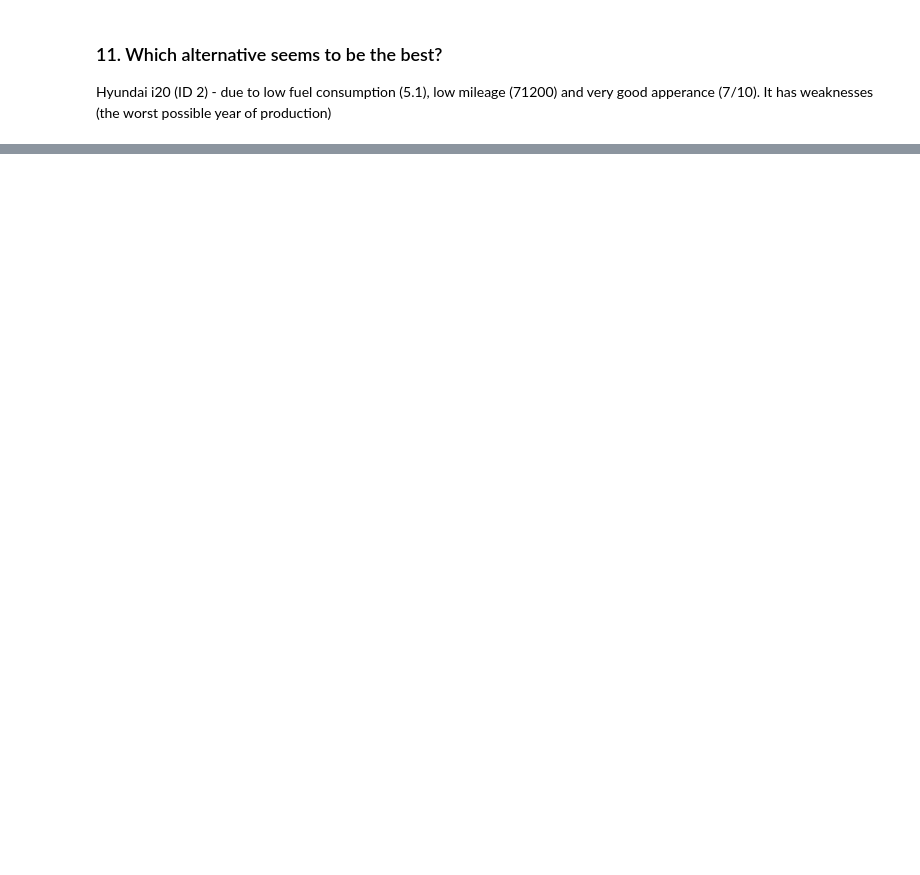
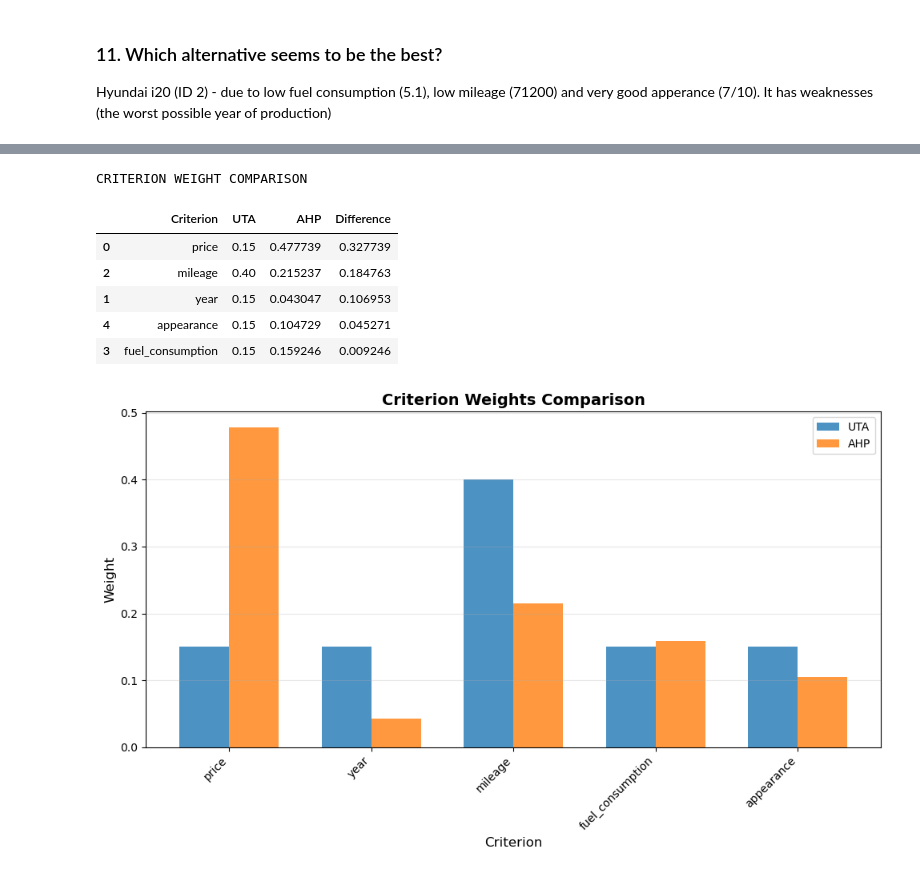
Before and after one commit to JakubGorniak-git/Decision-Analysis, a Jupyter notebook: Project_1/project.ipynb, the cells around one changed output, grey strips where cells are left out. Drawn from its saved outputs; the diff is of its cells as text; code cells hidden in the pictures; blank space fills up the shorter version.

```diff
--- a/Project_1/project.ipynb
+++ b/Project_1/project.ipynb
@@ -368,0 +1352,49 @@ appearance: 0.272
+# %%
+print("CRITERION WEIGHT COMPARISON")
+
+weight_comp = pd.DataFrame(
+    {
+        "Criterion": CRITERIA,
+        "UTA": [weights_discr[c] for c in CRITERIA],
+        "AHP": [global_weights_ahp[c] for c in CRITERIA],
+    }
+)
+weight_comp["Difference"] = abs(weight_comp["UTA"] - weight_comp["AHP"])
+weight_comp = weight_comp.sort_values("Difference", ascending=False)
+
+display(weight_comp)
+
+fig, ax = plt.subplots(figsize=(10, 6))
+x = np.arange(len(CRITERIA))
+width = 0.35
+
+ax.bar(
+    x - width / 2, [weights_discr[c] for c in CRITERIA], width, label="UTA", alpha=0.8
+)
+ax.bar(
+    x + width / 2,
+    [global_weights_ahp[c] for c in CRITERIA],
+    width,
+    label="AHP",
+    alpha=0.8,
+)
+
+ax.set_xlabel("Criterion", fontsize=12)
+ax.set_ylabel("Weight", fontsize=12)
+ax.set_title("Criterion Weights Comparison", fontsize=14, fontweight="bold")
+ax.set_xticks(x)
+ax.set_xticklabels(CRITERIA, rotation=45, ha="right")
+ax.legend()
+ax.grid(True, alpha=0.3, axis="y")
+
+plt.tight_layout()
+plt.show()
+# %% [output]
+CRITERION WEIGHT COMPARISON
+|  | Criterion | UTA | AHP | Difference |
+| 0 | price | 0.15 | 0.477739 | 0.327739 |
+| 2 | mileage | 0.40 | 0.215237 | 0.184763 |
+| 1 | year | 0.15 | 0.043047 | 0.106953 |
+| 4 | appearance | 0.15 | 0.104729 | 0.045271 |
+| 3 | fuel_consumption | 0.15 | 0.159246 | 0.009246 |
+[figure, added]
```
Also changed, not shown: parts of 41 cells of this notebook, 2 other files.
